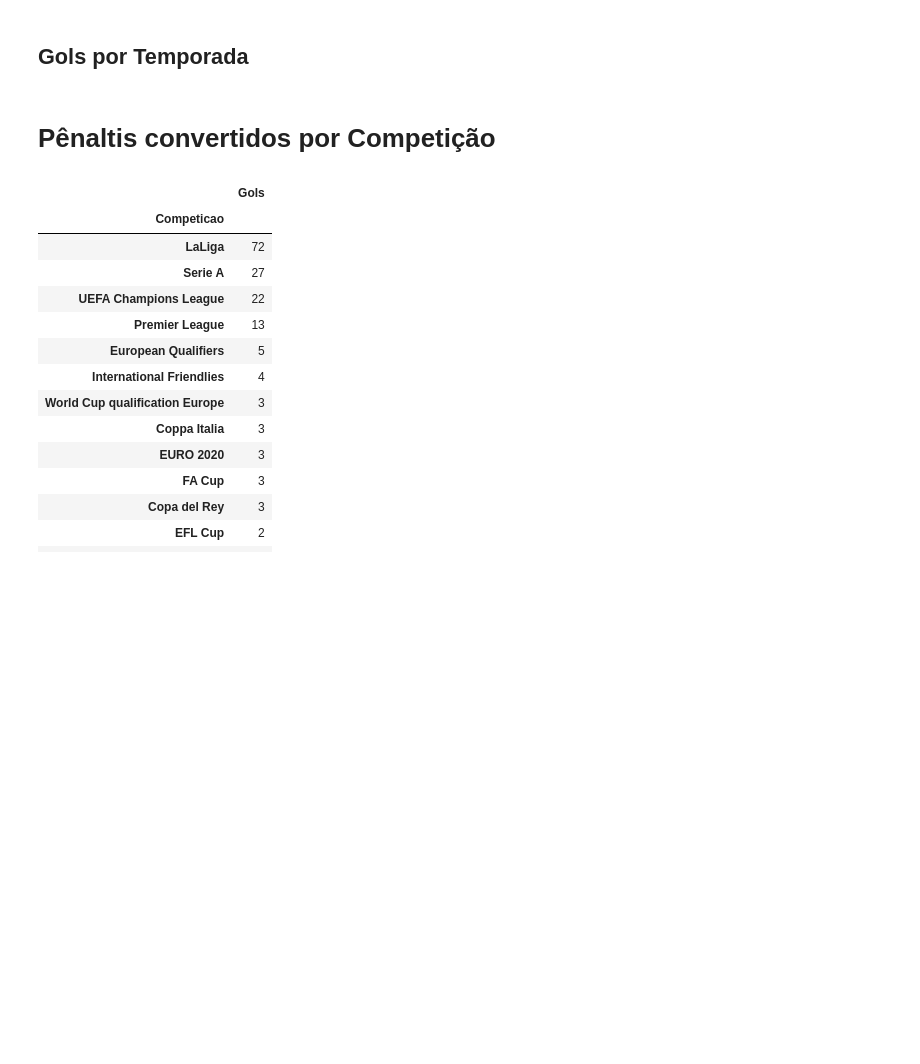
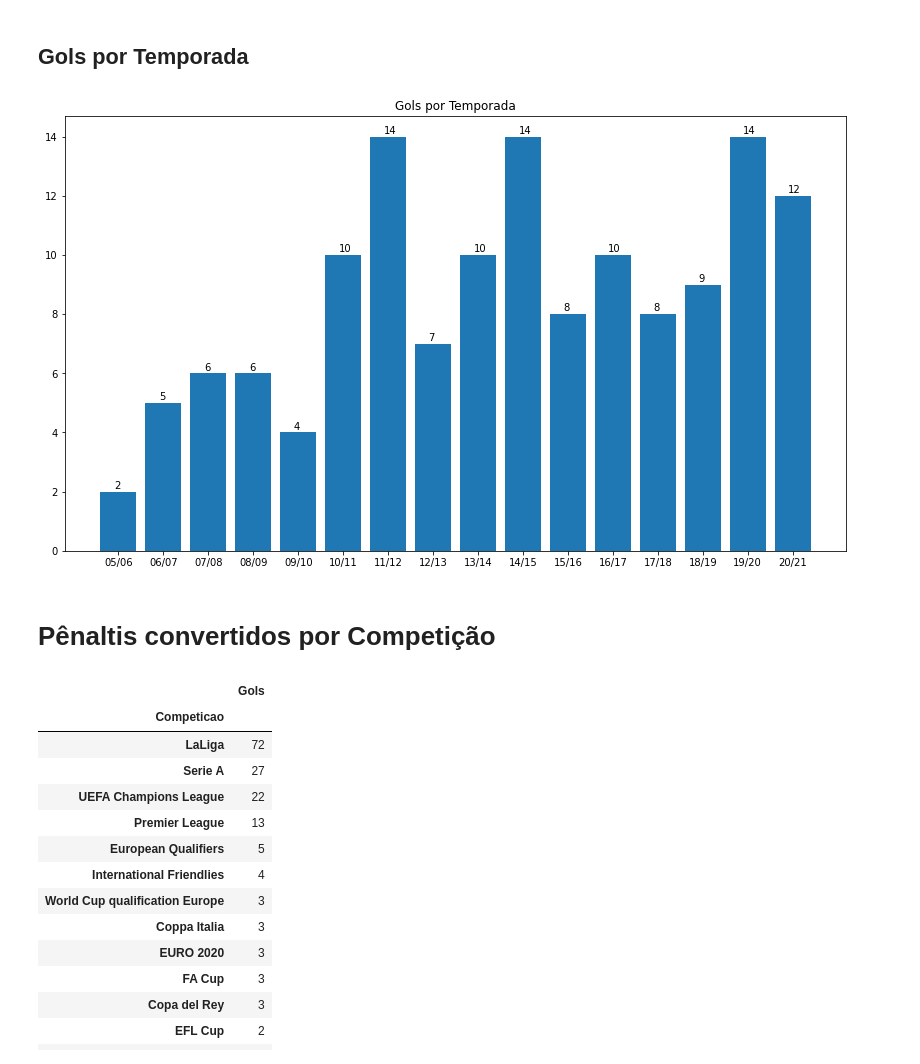
Before and after one commit to EduardoShoiti/DataScience_CR7_penaltis, a Jupyter notebook: cr7_Penaltis.ipynb, the cells around one changed output. Saved outputs shown, nothing was run; the diff lists cells and outputs as text; code cells hidden in the pictures; blank space fills up the shorter version.

```diff
--- a/cr7_Penaltis.ipynb
+++ b/cr7_Penaltis.ipynb
@@ -311,3 +254,25 @@ gols_por_temporada = pd.DataFrame(df.groupby(df['Temporada'])['Gol?'].sum())
+# %%
+posicao = []
+for i in range(len(gols_por_temporada.index)):
+  posicao.append(i)
+
+altura_gols = []
+for i in gols_por_temporada['Gol?']:
+  altura_gols.append(i)
+# %%
+plt.figure(figsize=(14, 8))
+
+names = gols_por_temporada.index
+valores = gols_por_temporada['Gol?']
+
+plt.bar(names, valores)
+for i in range(len(gols_por_temporada['Gol?'])):
+  plt.text(x = posicao[i]-0.1, y = altura_gols[i]+0.1, s = str(gols_por_temporada['Gol?'].iloc[i]))
+
+plt.title('Gols por Temporada')
+plt.show()
+# %% [output]
+[figure, added]
 # %% [markdown]
 # Pênaltis convertidos por Competição
 # %%
```
Also changed, not shown: parts of 12 cells of this notebook.
